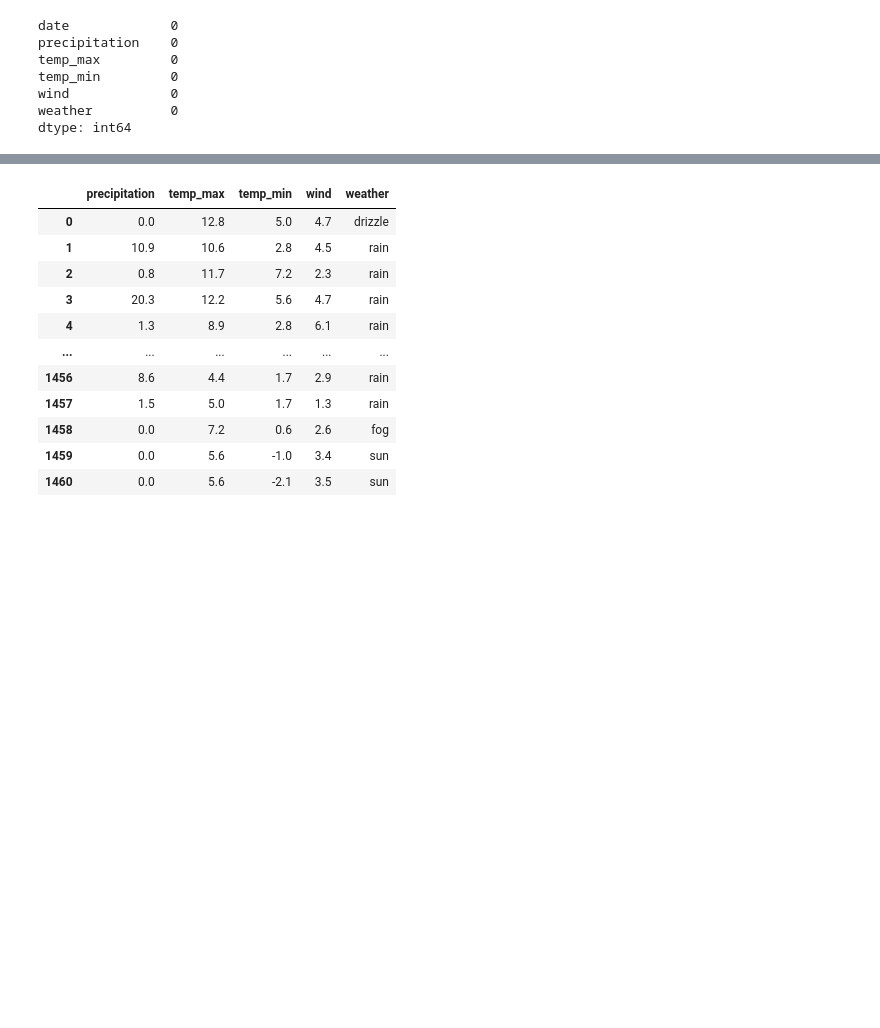
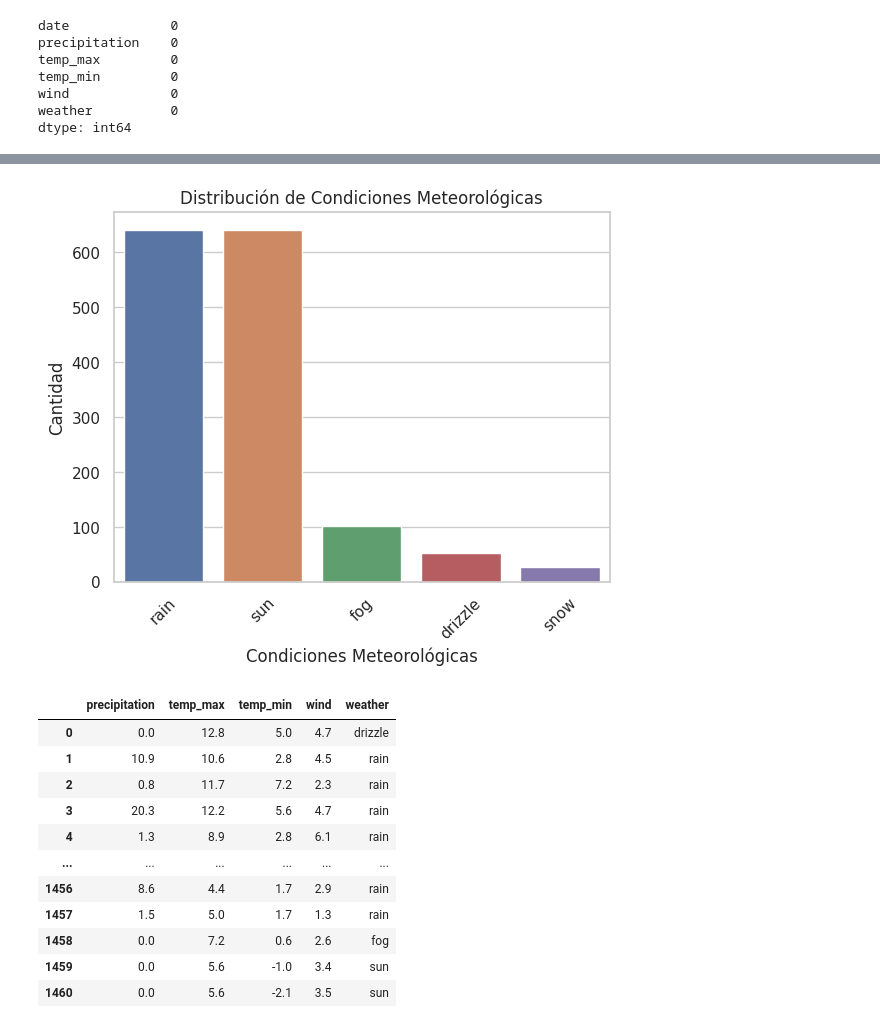
Before and after one commit to jnkrd27/ProyectoMachineLearn, a Jupyter notebook: Analisis_Exploratorio.ipynb, the cells around one changed output, grey strips where cells are left out. Saved outputs shown, nothing was run; the diff lists cells and outputs as text; code cells hidden in the pictures; blank space fills up the shorter version.

```diff
--- a/Analisis_Exploratorio.ipynb
+++ b/Analisis_Exploratorio.ipynb
@@ -53,3 +100,13 @@ sns.pairplot(climadrop, hue='weather', markers=['o', '>', '<', 'v','^'])
+# %%
+weather_counts = clima['weather'].value_counts()
+sns.barplot(x=weather_counts.index, y=weather_counts.values)
+plt.title('Distribución de Condiciones Meteorológicas')
+plt.xlabel('Condiciones Meteorológicas')
+plt.ylabel('Cantidad')
+plt.xticks(rotation=45)
+plt.show()
+# %% [output]
+[figure, added]
 # %%
 climadrop = clima.drop(columns=['date'])
 climadrop
```
Also changed, not shown: parts of 7 cells of this notebook.
